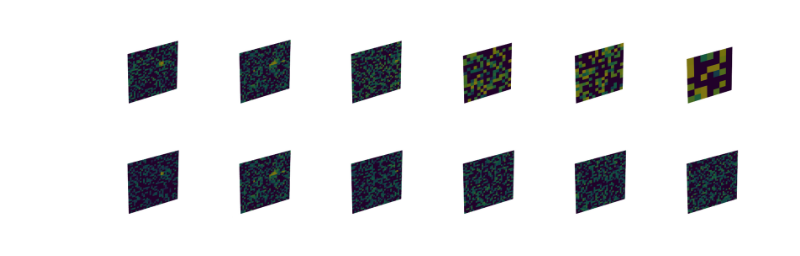
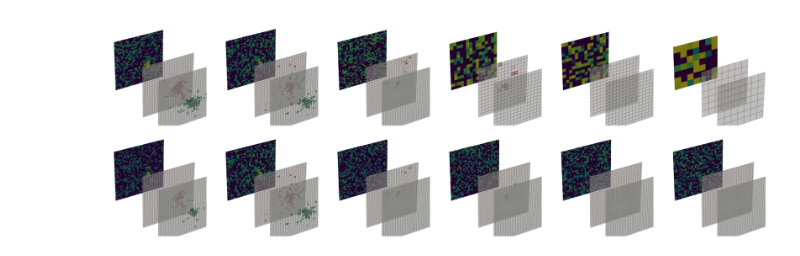
Before and after one commit to sanmayphy/ENERGYFLOW_ML, a Jupyter notebook: DataExploration/Data_Exploration.ipynb, the cells around one changed output. Drawn from its saved outputs; the diff is of its cells as text; code cells hidden in the pictures.

Commit message:
updating event display

```diff
--- a/DataExploration/Data_Exploration.ipynb
+++ b/DataExploration/Data_Exploration.ipynb
@@ -12,7 +12,7 @@ from mpl_toolkits.mplot3d import axes3d
 import matplotlib.pyplot as plt,numpy as np
 norm = plt.Normalize()
 
-event_index = 125
+event_index = 566
 
 fig = plt.figure(figsize=(6*4,8))
 
@@ -20,32 +20,44 @@ fig = plt.figure(figsize=(6*4,8))
 
 ax_list = []
 for layer_i in range(6):
     for res_i, res in enumerate(['RealRes','UniformRes']):
         ax_list.append( fig.add_subplot(2, 6, layer_i+1+6*res_i, projection='3d') )
 
         ax_list[-1].view_init(elev=30, azim=-30)
 
         X = f[res+'_TotalEnergy_Layer'+str(layer_i+1)][event_index]
+        X_charged = f[res+'_ChargedEnergy_Layer'+str(layer_i+1)][event_index]
+        X_neutral = f[res+'_NeutralEnergy_Layer'+str(layer_i+1)][event_index]
+
         layer_size = X.shape[1]
         X = X.reshape(layer_size,layer_size)
+        X_charged = X_charged.reshape(layer_size,layer_size)
+        X_neutral = X_neutral.reshape(layer_size,layer_size)
+
         small_x = 2.5*np.ones((layer_size,layer_size))
+
         Z, Y = np.meshgrid(range(layer_size),range(layer_size))
 
         X[X < 0] = 0
         X[X > 0] = np.log(X[X>0])
         X = X/5
-        ax_list[-1].plot_surface(small_x, Y, Z,
+        ax_list[-1].plot_surface(0*small_x, Y, Z,
                                 facecolors=plt.cm.viridis(X))
+
+        ax_list[-1].plot_surface(small_x*2, Y, Z,
+                                facecolors=plt.cm.Reds(X_charged),alpha=0.5)
+        ax_list[-1].plot_surface(small_x*3, Y, Z,
+                                facecolors=plt.cm.Greens(X_neutral),alpha=0.5)
 
         ax_list[-1].set_xlabel('X')
         ax_list[-1].set_xlim(0,5)
         ax_list[-1].set_ylabel('Y')
         ax_list[-1].set_ylim(0, layer_size)
         ax_list[-1].set_zlabel('Z')
         ax_list[-1].set_zlim(0, layer_size)
         ax_list[-1].set_axis_off()
 
 plt.tight_layout()
 plt.show()
 # %% [output]
-[figure, old version]
+[figure, new version]
```
